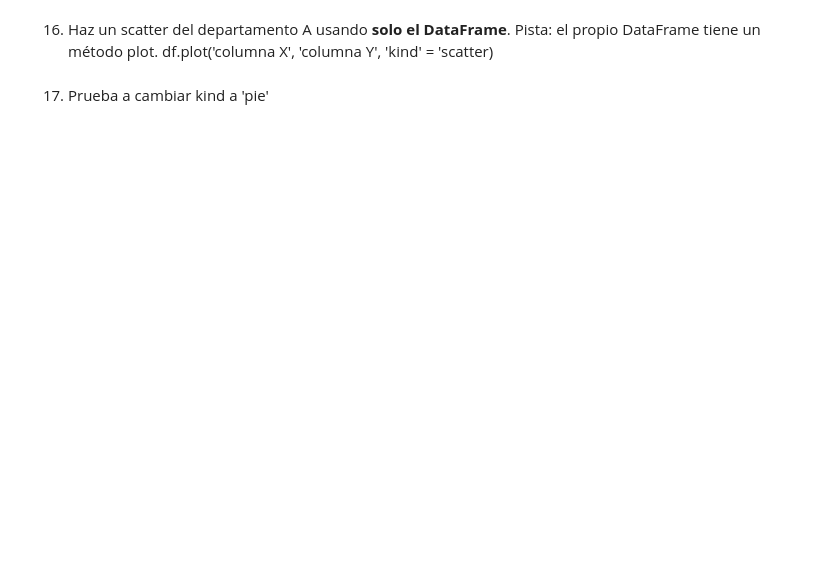
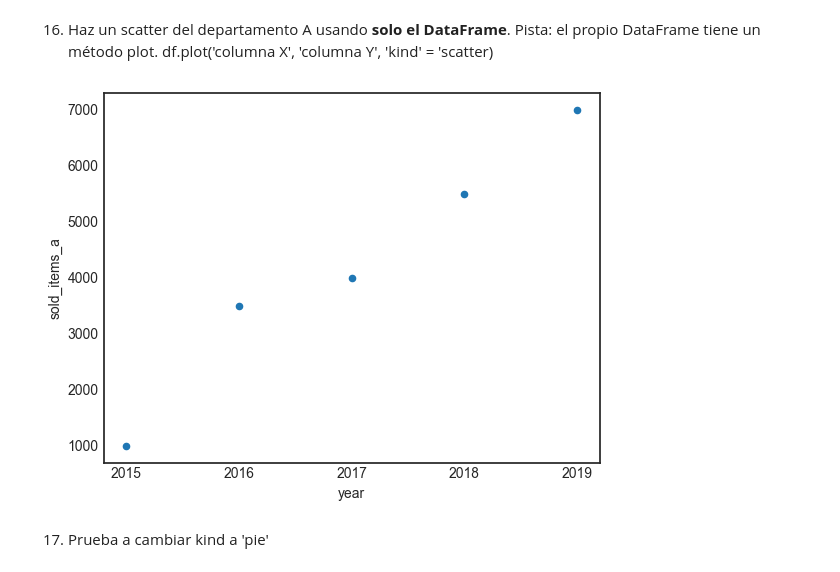
Before and after one commit to MNievas12/2411_dsft_thebridge, a Jupyter notebook: 2-Data-Analysis/4-Visualización/1-Matplotlib/ejercicios/ejercicios_Matplotlib.ipynb, the cells around one changed output. Cells and saved outputs as stored; diff of their text form; code cells hidden in the pictures; blank space fills up the shorter version.

```diff
--- a/2-Data-Analysis/4-Visualización/1-Matplotlib/ejercicios/ejercicios_Matplotlib.ipynb
+++ b/2-Data-Analysis/4-Visualización/1-Matplotlib/ejercicios/ejercicios_Matplotlib.ipynb
@@ -282,5 +333,10 @@ Cambia el estilo a 'seaborn-white'. La línea debe ser con rayas y verde.
 16. Haz un scatter del departamento A usando __solo el DataFrame__.
 Pista: el propio DataFrame tiene un método plot.
 df.plot('columna X', 'columna Y', 'kind' = 'scatter)
+# %%
+df_13.plot("year", "sold_items_a", kind="scatter")
+plt.xticks(df_13['year']);
+# %% [output]
+[figure, added]
 # %% [markdown]
 17. Prueba a cambiar kind a 'pie'
```
Also changed, not shown: parts of 11 cells of this notebook, 1 other file.
